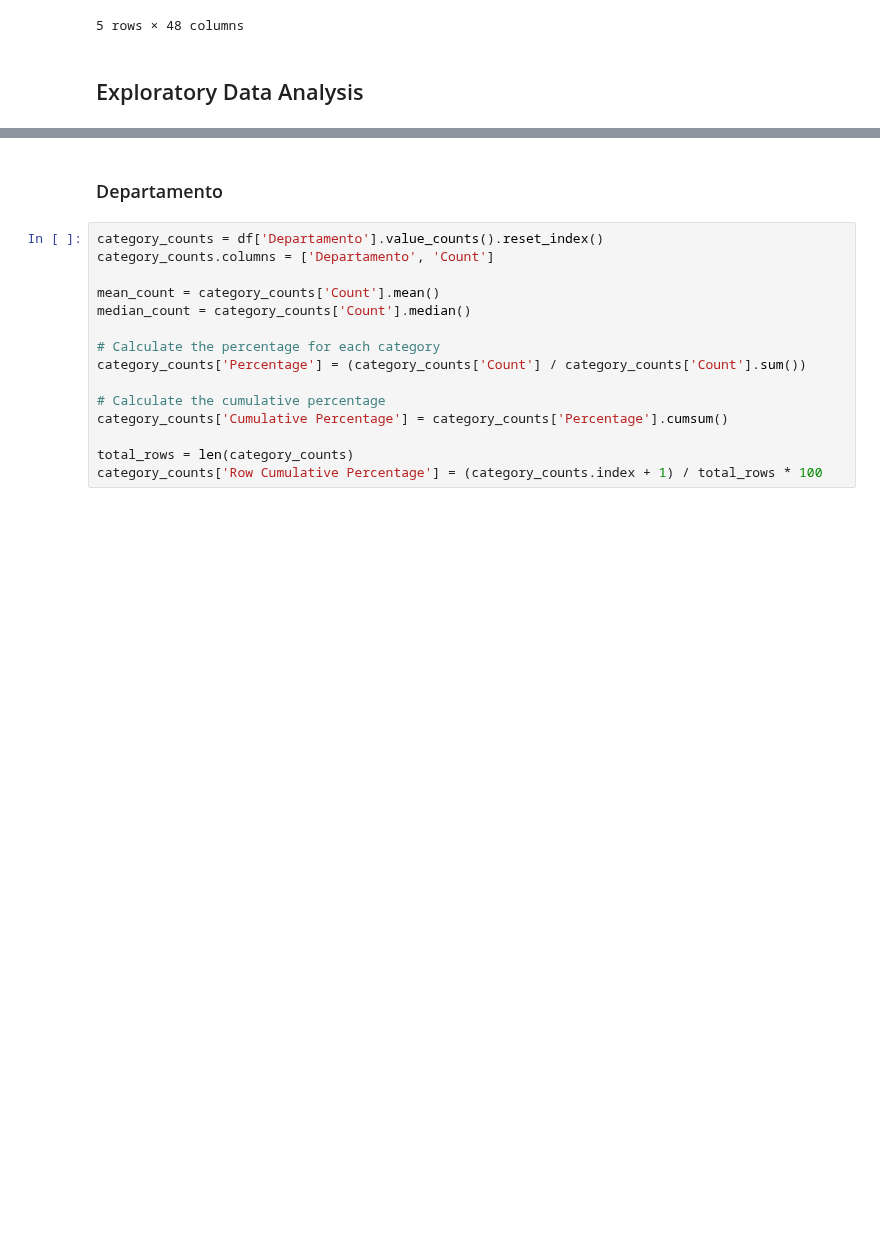
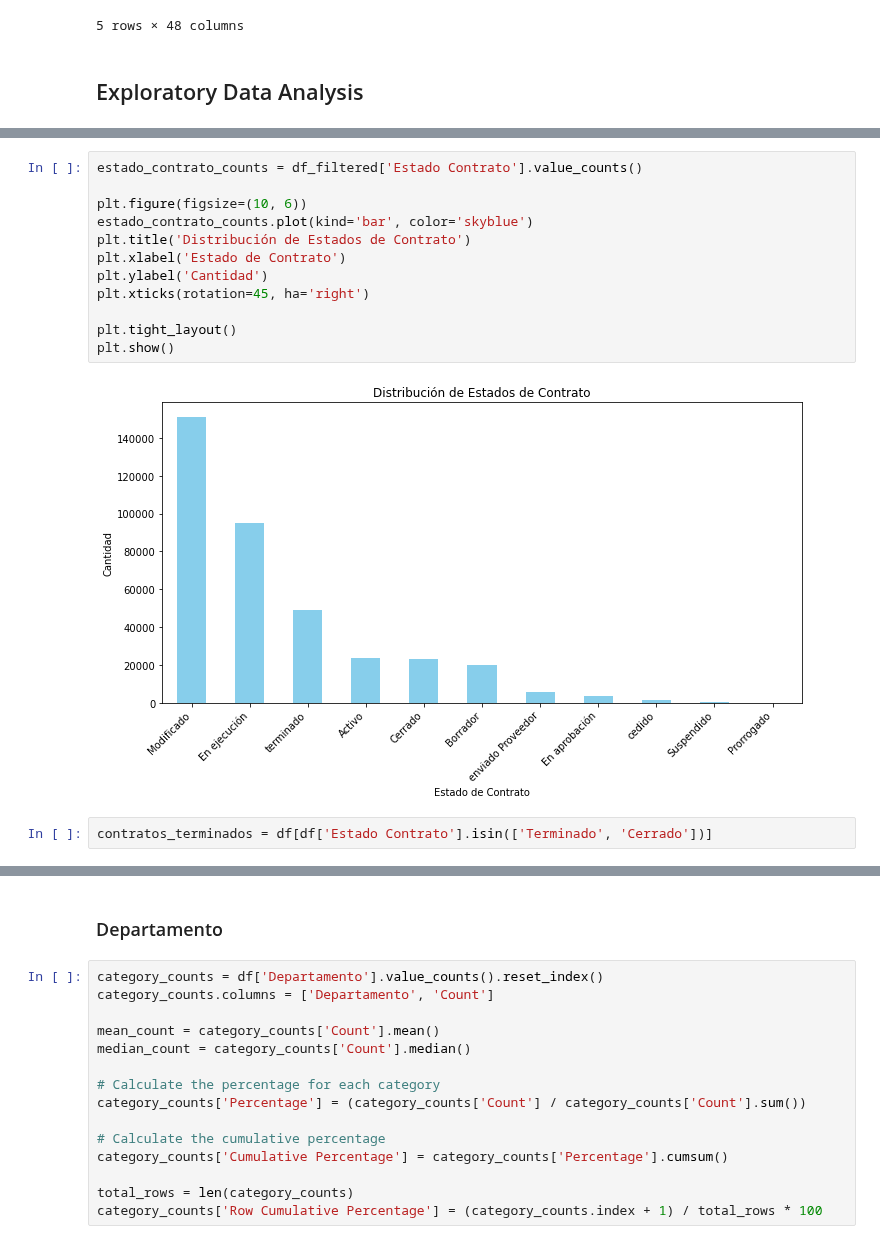
Before and after one commit to ProyectoDeGrado-2023-20/PG, a Jupyter notebook: SECOP/EDA_Secop_2.ipynb, the cells around one changed output, grey strips where cells are left out. Cells and saved outputs as stored; diff of their text form; blank space fills up the shorter version.

```diff
--- a/SECOP/EDA_Secop_2.ipynb
+++ b/SECOP/EDA_Secop_2.ipynb
@@ -126,0 +137,16 @@ df_filtered.head()
+# %%
+estado_contrato_counts = df_filtered['Estado Contrato'].value_counts()
+
+plt.figure(figsize=(10, 6))
+estado_contrato_counts.plot(kind='bar', color='skyblue')
+plt.title('Distribución de Estados de Contrato')
+plt.xlabel('Estado de Contrato')
+plt.ylabel('Cantidad')
+plt.xticks(rotation=45, ha='right')
+
+plt.tight_layout()
+plt.show()
+# %% [output]
+[figure, added]
+# %%
+contratos_terminados = df[df['Estado Contrato'].isin(['Terminado', 'Cerrado'])]
```
Also changed, not shown: parts of 10 cells of this notebook.
